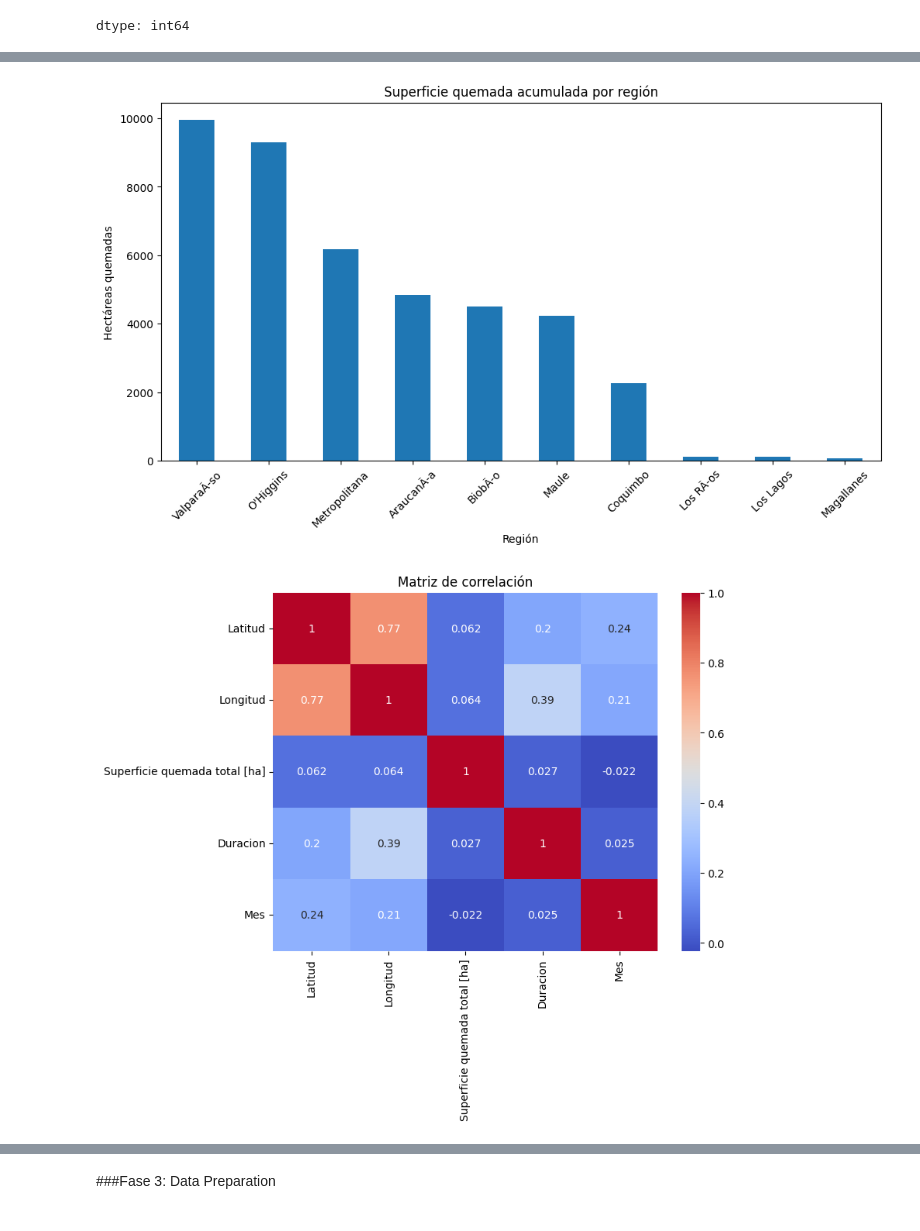
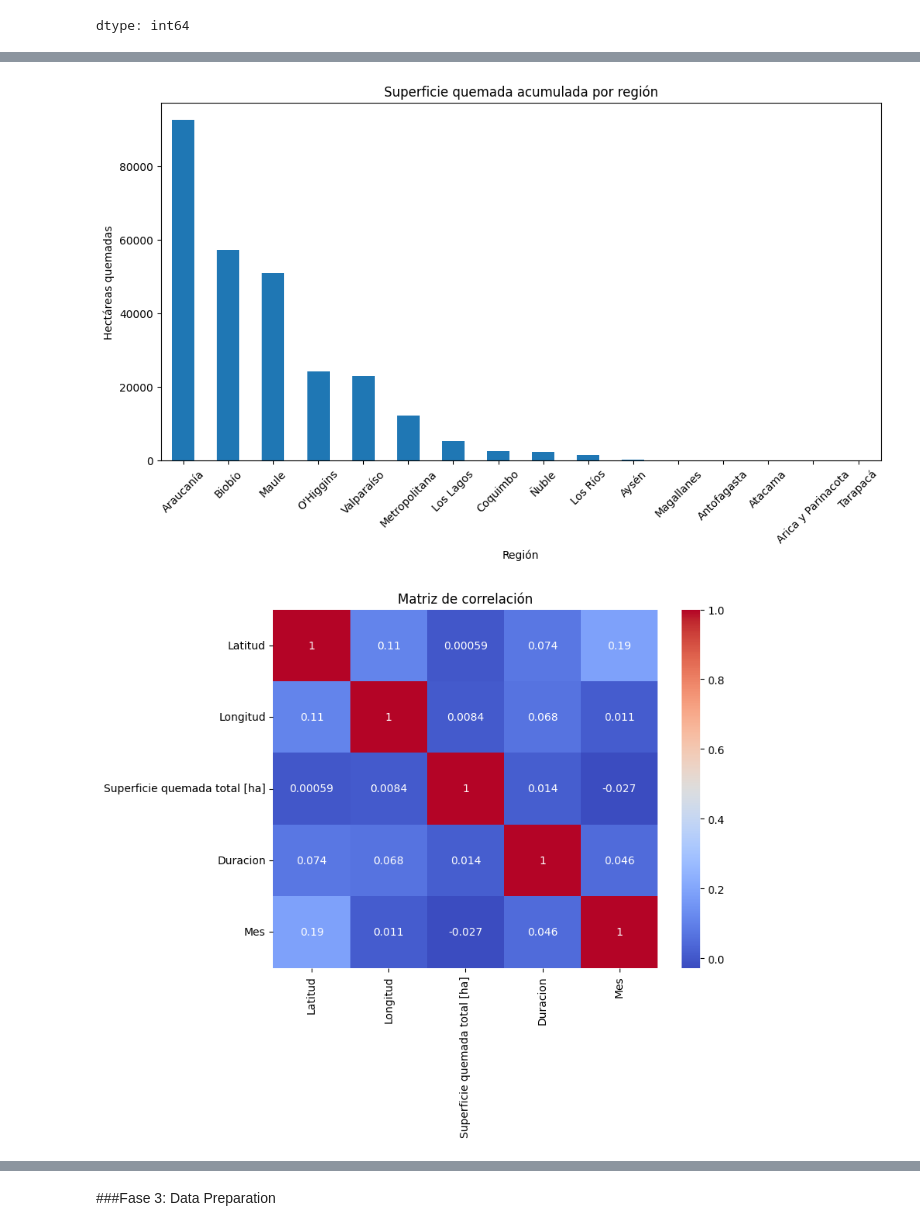
Before and after one commit to AlvaFM/COLABS, a Jupyter notebook: BD_E3/E3_BigData.ipynb, the cells around one changed output, grey strips where cells are left out. Drawn from its saved outputs; the diff is of its cells as text; code cells hidden in the pictures.

```diff
--- a/BD_E3/E3_BigData.ipynb
+++ b/BD_E3/E3_BigData.ipynb
@@ -60,7 +60,7 @@ print(df_2019.shape)
 (8072, 1)
 (8125, 1)
 # %%
-df_2002 = pd.read_csv("/20022003.csv", sep="|", encoding="latin1")
+df_2002 = pd.read_csv("20022003.csv", sep="|", encoding="latin1")
 df_2002["RegiÃ³n"].value_counts()
 # %% [output]
 |  | count |
@@ -77,7 +77,7 @@ df_2002["RegiÃ³n"].value_counts()
 | Magallanes | 3 |
 dtype: int64
 # %%
-df_2014 = pd.read_csv("/20022003.csv", sep="|", encoding="latin1")
+df_2014 = pd.read_csv("20142015.csv", sep="|", encoding="latin1")
 df_2014["RegiÃ³n"].value_counts()
 # %% [output]
 |  | count |
@@ -95,6 +96,6 @@ df_2014["RegiÃ³n"].value_counts()
 dtype: int64
 # %%
-df_2019= pd.read_csv("/20022003.csv", sep="|", encoding="latin1")
+df_2019= pd.read_csv("20192020.csv", sep="|", encoding="latin1")
 df_2019["RegiÃ³n"].value_counts()
 # %% [output]
 |  | count |
@@ -112,8 +119,17 @@ df_2019["RegiÃ³n"].value_counts()
 dtype: int64
 # %%
 import matplotlib.pyplot as plt
+import pandas as pd
+import matplotlib.font_manager as fm
 
+df = pd.concat(
+    [df_2002, df_2014, df_2019],
+    ignore_index=True
+)
 df = df.rename(columns={'RegiÃ³n': 'Región'})
+
+df['Región'] = df['Región'].apply(lambda x: x.encode('latin1').decode('utf8') if isinstance(x, str) else x)
+
 
 incendios_region = (
     df.groupby("Región")
@@ -136,4 +152,8 @@ plt.show()
 # %%
+import matplotlib.pyplot as plt
+import pandas as pd
+import matplotlib.font_manager as fm
+
 superficie_region = (
     df.groupby("Región")
       ["Superficie quemada total [ha]"]
@@ -152,34 +172,39 @@ plt.ylabel("Hectáreas quemadas")
 plt.xticks(rotation=45)
 plt.show()
 # %% [output]
-[figure, old version]
+[figure, new version]
 # %%
 import seaborn as sns
+import matplotlib.pyplot as plt
+import pandas as pd
 
 df = df.rename(columns={'DuraciÃ³n (minutos)': 'Duracion'})
+
+df["Fecha"] = pd.to_datetime(df["Fecha"], errors="coerce")
+df["Mes"] = df["Fecha"].dt.month
 
 variables = df[
     [
         "Latitud",
         "Longitud",
         "Superficie quemada total [ha]",
         "Duracion",
         "Mes"
     ]
 ]
 
 plt.figure(figsize=(8,6))
 
 sns.heatmap(
     variables.corr(),
     annot=True,
     cmap="coolwarm"
 )
 
 plt.title("Matriz de correlación")
 plt.show()
 # %% [output]
-[figure, old version]
+[figure, new version]
 # %%
 plt.figure(figsize=(10,6))
 
```
Also changed, not shown: parts of 10 cells of this notebook.
